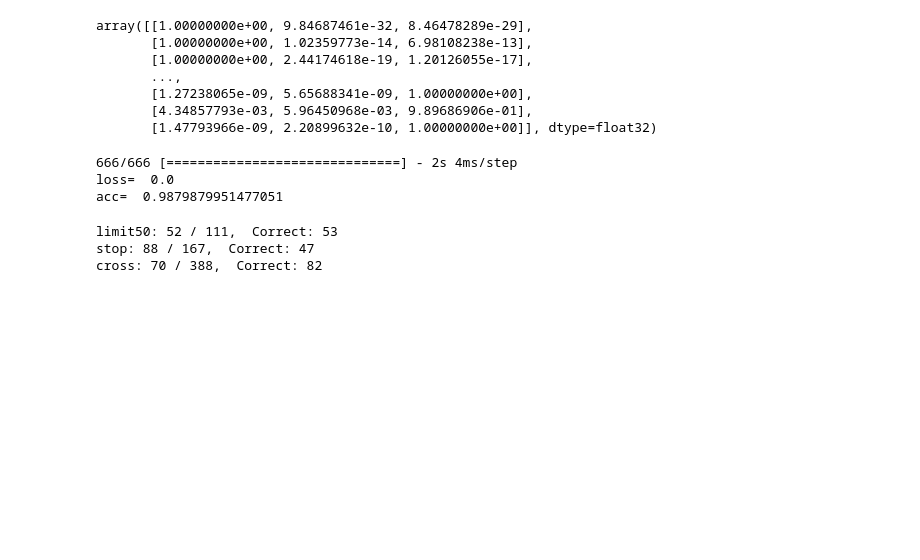
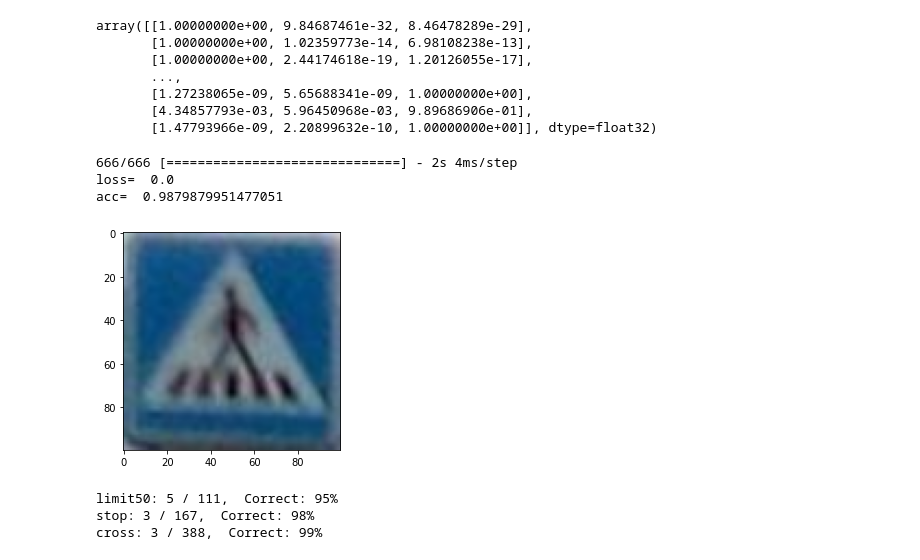
Before and after one commit to OrJaku/road-sign-recognition, a Jupyter notebook: road_sign_rec_model.ipynb, the cells around one changed output. Cells and saved outputs as stored; diff of their text form; code cells hidden in the pictures; blank space fills up the shorter version.

```diff
--- a/road_sign_rec_model.ipynb
+++ b/road_sign_rec_model.ipynb
@@ -354,6 +354,20 @@ print("acc= ", loss_acc[1])
 666/666 [==============================] - 2s 4ms/step
 loss=  0.0
 acc=  0.9879879951477051
+# %%
+figure = plt.figure()
+files = os.path.join(test_dir, 'cross')
+test_files = os.listdir(files)
+
+path_to_test = os.path.join(files, test_files[100])
+img = cv2.imread(path_to_test)
+img = cv2.cvtColor(img, cv2.COLOR_BGR2RGB)
+img = cv2.resize(img,(picture_size,picture_size))
+plt.imshow(img)
+plt.show()
+figure
+# %% [output]
+[figure, added]
 # %%
 import matplotlib.pyplot as plt
 signs = ['limit50', 'stop', 'cross']
@@ -367,10 +381,13 @@ for sign in signs:
   for f in test_files:
     path_to_test = os.path.join(files, f)
     img = cv2.imread(path_to_test)
+    img = cv2.cvtColor(img, cv2.COLOR_BGR2RGB)
+
     img = cv2.resize(img,(picture_size,picture_size))
-
-    plt.imshow(img)
-    plt.show()
+    img = img.astype("float32") / 255
+    if incorrect == 2:
+      plt.imshow(img)
+      plt.show()
 
     img_tensor = np.reshape(img,[1,picture_size,picture_size,3])
     classes = (model.predict_classes(img_tensor)).tolist()
@@ -391,10 +408,10 @@ for sign in signs:
       incorrect += 1
       plt.imshow(img)
 
-  print(f'{sign}: {incorrect} / {len(test_files)},  Correct: {round(100-(incorrect/len(test_files)*100))}')
+  print(f'{sign}: {incorrect} / {len(test_files)},  Correct: {round(100-(incorrect/len(test_files)*100))}%')
 
   fig
 # %% [output]
-limit50: 52 / 111,  Correct: 53
-stop: 88 / 167,  Correct: 47
-cross: 70 / 388,  Correct: 82
+limit50: 5 / 111,  Correct: 95%
+stop: 3 / 167,  Correct: 98%
+cross: 3 / 388,  Correct: 99%
```
